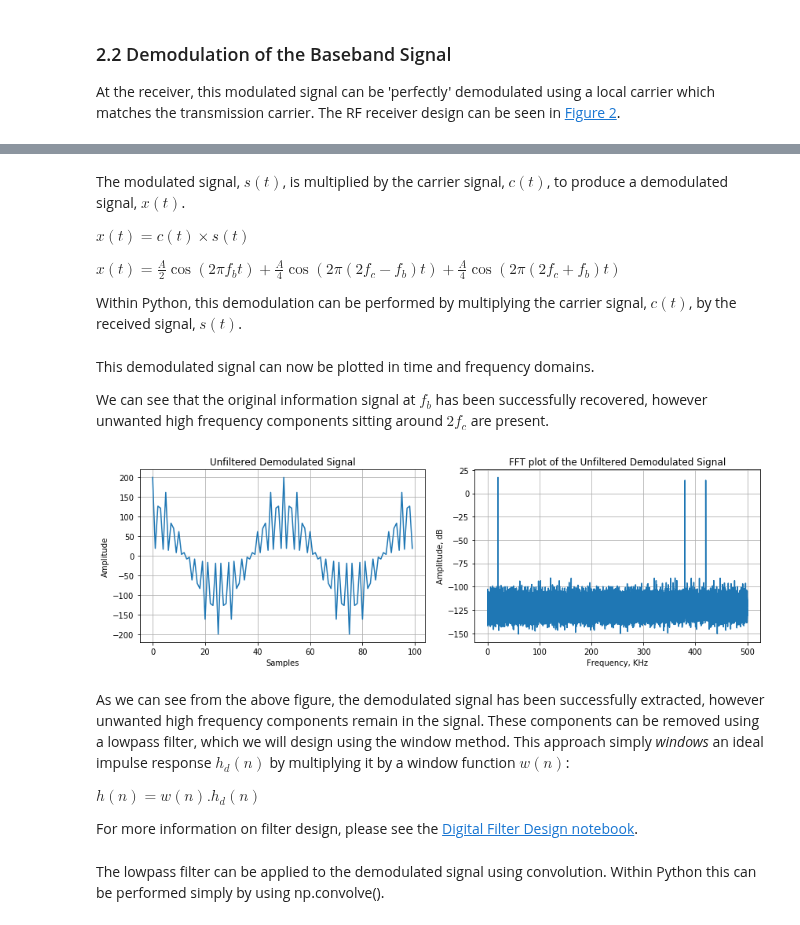
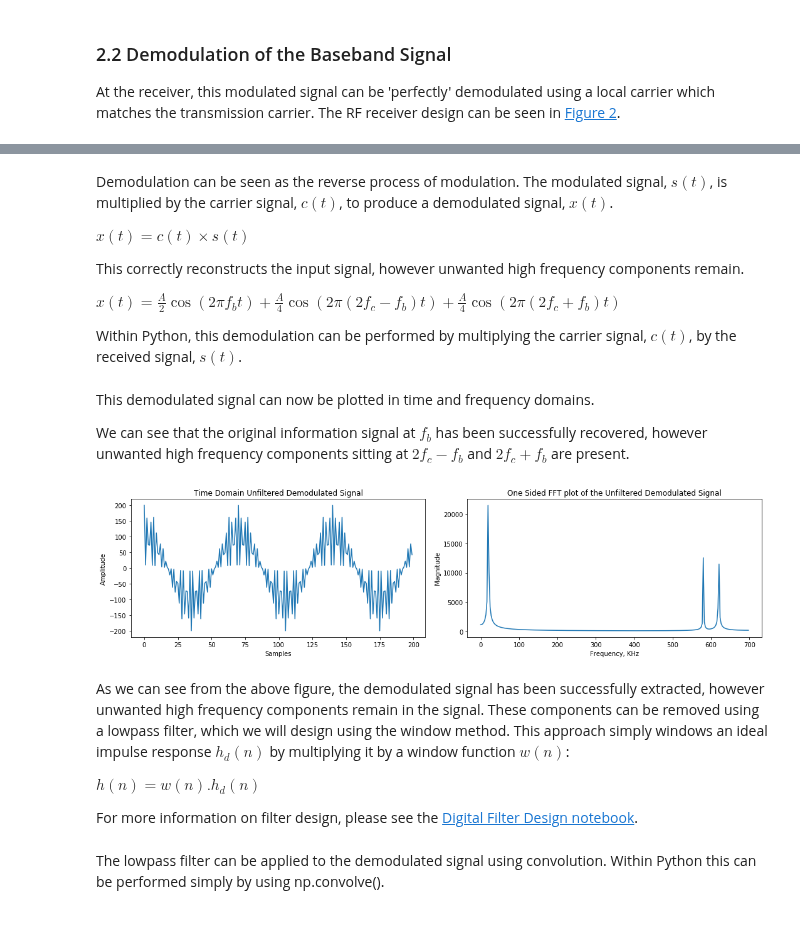
Before and after one commit to strath-sdr/dsp_notebooks, a Jupyter notebook: notebooks/modulation_demodulation/02_amplitude_modulation.ipynb, the cells around one changed output, grey strips where cells are left out. Saved outputs shown, nothing was run; the diff lists cells and outputs as text; code cells hidden in the pictures.

```diff
--- a/notebooks/modulation_demodulation/02_amplitude_modulation.ipynb
+++ b/notebooks/modulation_demodulation/02_amplitude_modulation.ipynb
@@ -114,9 +151,11 @@ At the receiver, this modulated signal can be 'perfectly' demodulated using a lo
     <figcaption><b>Figure 2: Amplitude Demodulation of a Baseband Signal</b></figcaption>
 </figure>
 # %% [markdown]
-The modulated signal, $s(t)$, is multiplied by the carrier signal, $c(t)$, to produce a demodulated signal, $x(t)$.
+Demodulation can be seen as the reverse process of modulation. The modulated signal, $s(t)$, is multiplied by the carrier signal, $c(t)$, to produce a demodulated signal, $x(t)$.
 
 $x(t) = c(t) \times s(t)$
+
+This correctly reconstructs the input signal, however unwanted high frequency components remain.
 
 $x(t) = \frac{A}{2} \cos(2 \pi f_{b} t) + \frac{A}{4} \cos(2 \pi (2f_{c} - f_{b}) t) + \frac{A}{4} \cos(2 \pi (2f_{c} + f_{b}) t)$
 
@@ -125,18 +165,27 @@ Within Python, this demodulation can be performed by multiplying the carrier sig
 x = c*s # multiplication of carrier and received signals to perform demodulation
+# %%
+# Find FFT of Demodulated Signal
+x_fft_result = np.fft.fft(x, N_fft)
 # %% [markdown]
 This demodulated signal can now be plotted in time and frequency domains.
 
-We can see that the original information signal at $f_{b}$ has been successfully recovered, however unwanted high frequency components sitting around $2f_{c}$ are present.
+We can see that the original information signal at $f_{b}$ has been successfully recovered, however unwanted high frequency components sitting at $2f_{c} - f_{b}$ and $2f_{c} + f_{b}$ are present.
-# %%
-demodulated_fft_db = find_fft(x, n_window)
-
-time_title = 'Unfiltered Demodulated Signal'
-freq_title = 'FFT plot of the Unfiltered Demodulated Signal'
-subplots(x, demodulated_fft_db, samples, freqs, fs, time_title, freq_title)
-# %% [output]
-[figure, removed]
+# %%
+fig, axs = plt.subplots(1,2, figsize=(15,4))
+axs[0].plot(x[:200])
+axs[0].set_title('Time Domain Unfiltered Demodulated Signal')
+axs[0].set_xlabel('Samples')
+axs[0].set_ylabel('Amplitude')
+
+axs[1].plot(freqs[:int(N_fft/2)]/1000, np.abs(x_fft_result[:int(N_fft/2)]))
+axs[1].set_title('One Sided FFT plot of the Unfiltered Demodulated Signal')
+axs[1].set_ylabel('Magnitude')
+axs[1].set_xlabel('Frequency, KHz')
+fig.tight_layout()
+# %% [output]
+[figure, added]
 # %% [markdown]
-As we can see from the above figure, the demodulated signal has been successfully extracted, however unwanted high frequency components remain in the signal. These components can be removed using a lowpass filter, which we will design using the window method. This approach simply *windows* an ideal impulse response $h_d(n)$ by multiplying it by a window function $w(n)$:
+As we can see from the above figure, the demodulated signal has been successfully extracted, however unwanted high frequency components remain in the signal. These components can be removed using a lowpass filter, which we will design using the window method. This approach simply windows an ideal impulse response $h_d(n)$ by multiplying it by a window function $w(n)$:
 
 $h(n) = w(n).h_d(n)$
 
```
Also changed, not shown: parts of 33 cells of this notebook, 2 other files.
